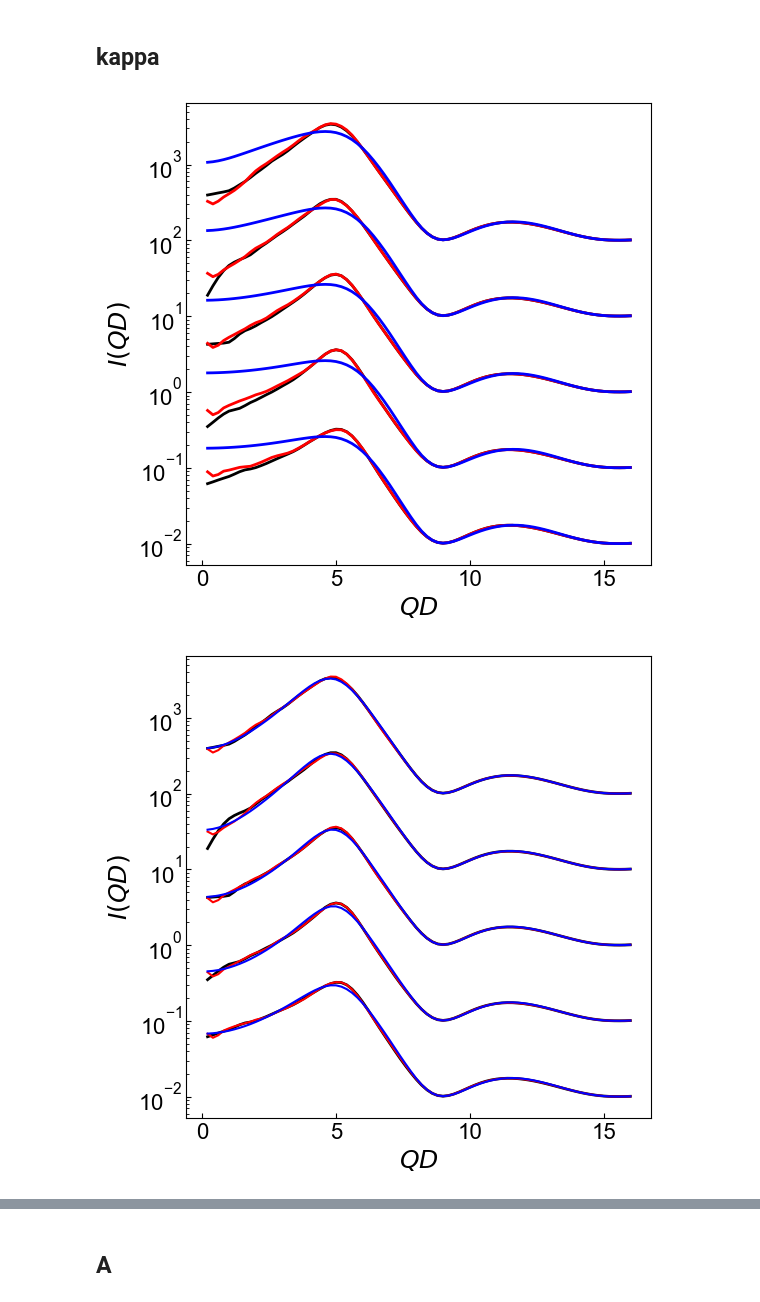
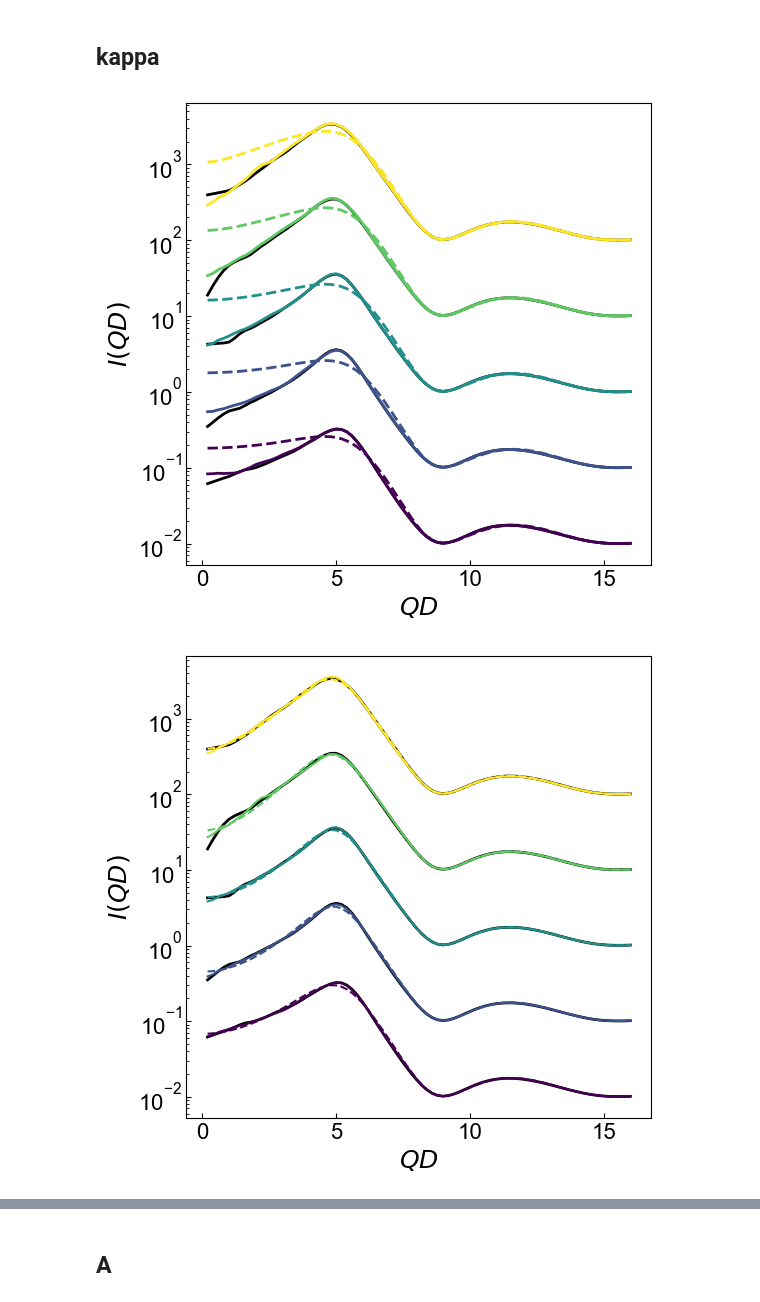
Before and after one commit to ch-tung/SQ_VAE, a Jupyter notebook: direct_param_SQ/Fit_IQ_batch.ipynb, the cells around one changed output, grey strips where cells are left out. Saved outputs shown, nothing was run; the diff lists cells and outputs as text; code cells hidden in the pictures.

```diff
--- a/direct_param_SQ/Fit_IQ_batch.ipynb
+++ b/direct_param_SQ/Fit_IQ_batch.ipynb
@@ -10,6 +10,9 @@ import scipy.optimize as opt
 
 import tensorflow as tf
 print(tf. __version__)
+
+import matplotlib
+cmap = matplotlib.cm.get_cmap('viridis')
 # %% [output]
 2.10.0
 # %% [markdown]
@@ -393,0 +405,33 @@ plt.show()
+# %%
+fig = plt.figure(figsize=(6, 6))#,dpi=192)
+
+for i in range(len(parameters_list)):
+    ax = plt.subplot(1, 1, 1)
+
+    fp_GT = fp_GT_list[i]
+    fp_opt_NN = fp_opt_NN_list[i]
+    fp_opt_RMSA = fp_opt_RMSA_list[i]
+
+    r = (fp_GT[0]-eta_list[0])/(eta_list[-1]-eta_list[0])
+    c = cmap(r)
+
+#     ax.plot(fp_GT/fp_GT,'ok',lw=2,
+#             label='ground truth')
+    ax.plot(fp_opt_NN[index_free]/fp_GT[index_free],'o',
+            label='NN', color=c)
+    ax.plot(fp_opt_RMSA[index_free]/fp_GT[index_free],'x',
+            label='RMSA', color=c)
+
+    ax.set_yscale('log')
+#     ax.legend(fontsize=16,frameon=False,fancybox=False)
+    ax.set_ylim([1e-2,1e2])
+
+    tick_labels = [r'$\phi$',r'$1/\kappa D$',r'$AD$',r'$\sigma$',r'$C$',r'$I_{\it{inc}}$']
+    ax.set_xticks(np.arange(len(index_free)))
+    ax.set_xticklabels([tick_labels[it] for it in index_free])
+
+    ax.set_xlabel('parameters',fontsize=18)
+#     ax.set_ylabel(r'$I(QD)$',fontsize=18)
+    ax.tick_params(direction='in', axis='both', which='both', labelsize=16)
+
+plt.show()
@@ -447,30 +493,34 @@ SQ_exp_GT_list = [sq_rs[id_params(p),:][0] for p in parameters_list]
 # %%
 fig = plt.figure(figsize=(6, 6))#,dpi=192)
 ax = plt.subplot(1, 1, 1)
 
 for i in range(len(parameters_list)):
     fp_GT = fp_GT_list[i]
     SQ_exp_GT = SQ_exp_GT_list[i]
 
+    r = (fp_GT[1]-kappa_list[0])/(kappa_list[-1]-kappa_list[0])
+    c = cmap(r)
+
     IQ_exp_GT = IQ_exp(SQ_exp_GT,fp_GT)*10**i
     IQ_exp_NN = IQ_th(SQ_NN,fp_GT)*10**i
     IQ_exp_RMSA = IQ_th(SQ_RMSA,fp_GT)*10**i
 
     ax.plot(q,IQ_exp_GT,
             '-k', lw=2, label='ground truth')
     ax.plot(q,IQ_exp_NN,
-            '-r', lw=2, label='NN')
+            '-', lw=2, label='NN', color=c)
     ax.plot(q,IQ_exp_RMSA,
-            '-b', lw=2, label='RMSA')
+            '--', lw=2, label='RMSA', color=c)
+
 
 ax.set_xlabel(r'$QD$',fontsize=18)
 ax.set_ylabel(r'$I(QD)$',fontsize=18)
 ax.tick_params(direction='in', axis='both', which='both', labelsize=16)
 ax.set_yscale('log')
 
 plt.show()
 # %% [output]
-[figure, old version]
+[figure, new version]
 # %%
 '''
 Fitting parameters:
@@ -569,16 +582,20 @@ fig = plt.figure(figsize=(6, 6))#,dpi=192)
 ax = plt.subplot(1, 1, 1)
 
 for i in range(len(parameters_list)):
+    fp_GT = fp_GT_list[i]
     IQ_exp_GT = IQ_exp_GT_list[i]
     fp_opt_NN = fp_opt_NN_list[i]
     fp_opt_RMSA = fp_opt_RMSA_list[i]
 
+    r = (fp_GT[1]-kappa_list[0])/(kappa_list[-1]-kappa_list[0])
+    c = cmap(r)
+
     ax.plot(q,IQ_exp_GT*10**i,'-k',lw=2,
             label='ground truth')
-    ax.plot(q,IQ_th(SQ_NN,fp_opt_NN)*10**i,'-r',
-            label='NN')
-    ax.plot(q,IQ_th(SQ_RMSA,fp_opt_RMSA)*10**i,'-b',
-            label='RMSA')
+    ax.plot(q,IQ_th(SQ_NN,fp_opt_NN)*10**i,'-',
+            label='NN', color=c)
+    ax.plot(q,IQ_th(SQ_RMSA,fp_opt_RMSA)*10**i,'--',
+            label='RMSA', color=c)
 
     ax.set_yscale('log')
 #     ax.legend(fontsize=16,frameon=False,fancybox=False)
@@ -589,4 +606,4 @@ ax.tick_params(direction='in', axis='both', which='both', labelsize=16)
 
 plt.show()
 # %% [output]
-[figure, old version]
+[figure, new version]
```
Also changed, not shown: parts of 15 cells of this notebook, 1 other file.
